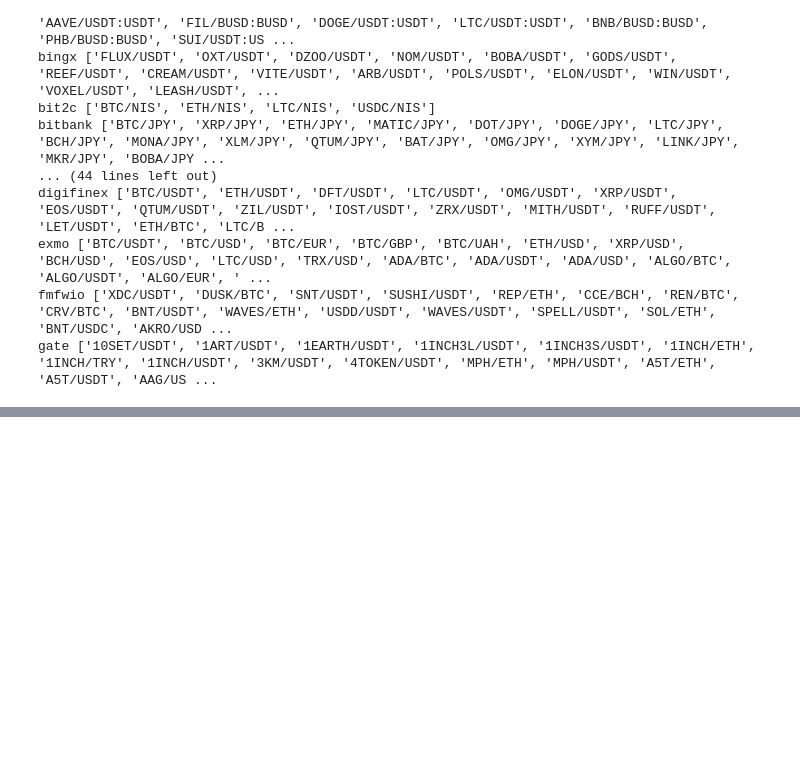
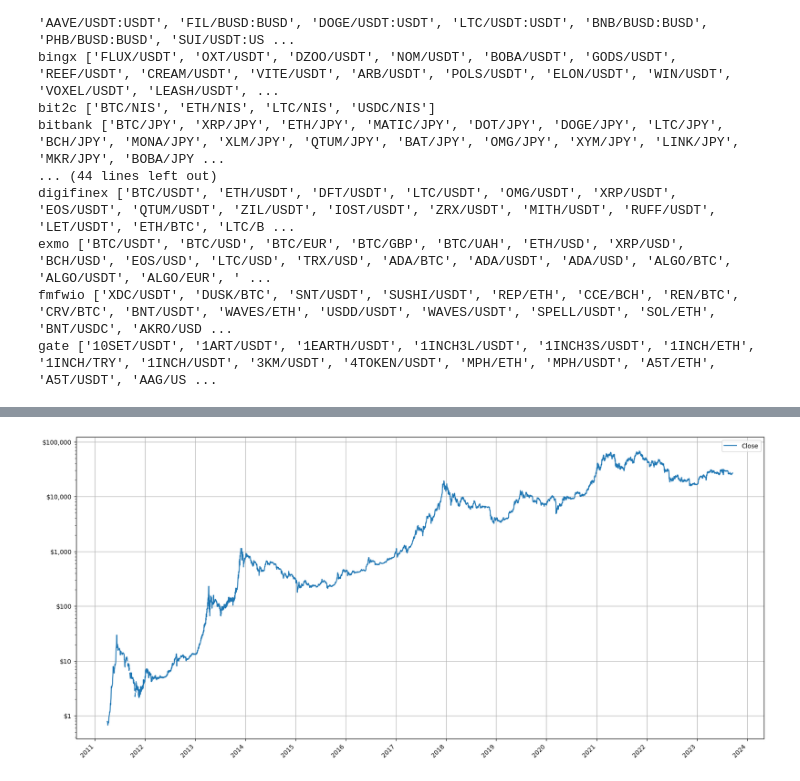
Before and after one commit to Moises-mfg/Analise-exploratoria-blockchain-Bitcoin, a Jupyter notebook: ccxt.ipynb, the cells around one changed output, grey strips where cells are left out. Saved outputs shown, nothing was run; the diff lists cells and outputs as text; code cells hidden in the pictures; blank space fills up the shorter version.

```diff
--- a/ccxt.ipynb
+++ b/ccxt.ipynb
@@ -496,0 +396,3 @@ len(lista_ohlcv)
+# %%
+dict_exchanges_with_mtgox = dict_exchanges.copy()
+dict_exchanges_with_mtgox["mtgox"] = df
@@ -496,0 +415,41 @@ len(lista_ohlcv)
+# %%
+#Function that creates my data frame with the price of BTC agregated by volume
+
+price_BTC_agreate = pd.DataFrame()
+volume_BTC_agreate  = pd.DataFrame()
+for i, (k, v) in enumerate(dict_exchanges_with_mtgox.items()):
+    #convert the index to just date
+    #v.index = v.index.date
+    #Create a data frame with a single column of the close values of each exchange wheited by the volume
+    df_price_times_volume = pd.DataFrame(v["Close"]*v["Volume"], columns=[k])
+    #inset the column in the price_BTC_agreate data frame using the index as reference
+    price_BTC_agreate = price_BTC_agreate.join(df_price_times_volume, how="outer")
+
+
+    #Create a data frame with a single column of the volume values of each exchange
+    df_volume = pd.DataFrame(v["Volume"])
+    volume_BTC_agreate.rename(columns={"Volume": k}, inplace=True)
+    #inset the column in the volume_BTC_agreate data frame using the index as reference
+    volume_BTC_agreate = volume_BTC_agreate.join(df_volume, how="outer")
+
+
+price_BTC_agreate["sum"] = price_BTC_agreate.sum(axis=1)
+volume_BTC_agreate["sum"] = volume_BTC_agreate.sum(axis=1)
+
+df_price_btc_agregate = pd.DataFrame()
+df_price_btc_agregate["Close"] = price_BTC_agreate["sum"]/volume_BTC_agreate["sum"]
+#index to datetime
+#price_BTC_agreate.index = pd.to_datetime(price_BTC_agreate.index)
+#price_BTC_agreate.plot(figsize=(20,10), grid=True, logy=True)
+# %%
+df_price_btc_agregate.plot(figsize=(20,10), grid=True, logy=True)
+# y axis in dollars
+ax = plt.gca()
+ax.yaxis.set_major_formatter(plt.matplotlib.ticker.StrMethodFormatter('${x:,.0f}'))
+#x axis only showing the year, not the month nor the day, only like 2010, 2011, etc
+ax.xaxis.set_major_locator(mdates.YearLocator())
+ax.xaxis.set_major_formatter(mdates.DateFormatter('%Y'))  # Format to show only years
+ax.tick_params(axis='x', rotation=45)
+plt.show()
+# %% [output]
+[figure, added]
```
Also changed, not shown: parts of 38 cells of this notebook, 1 other file.
